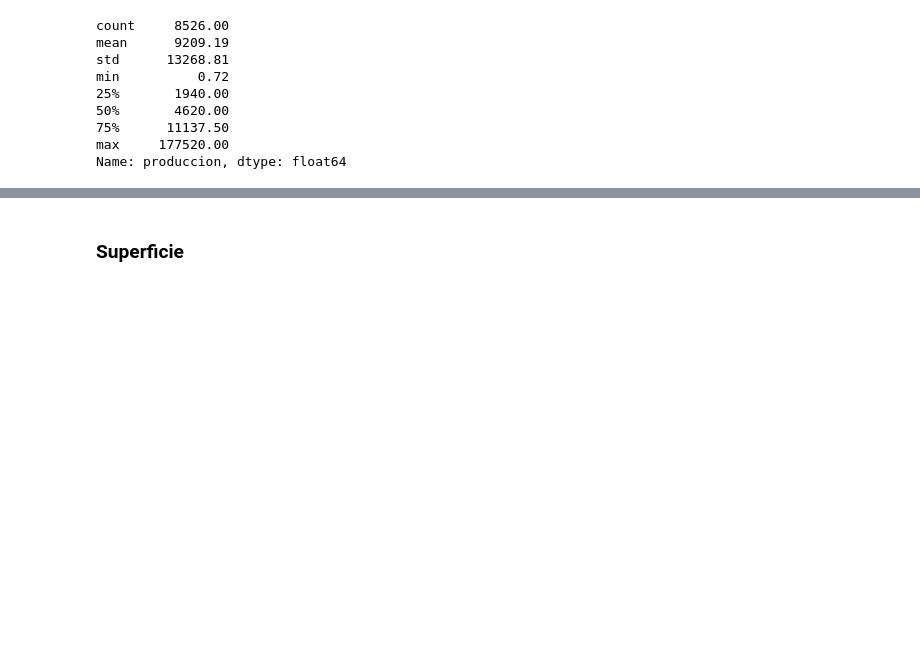
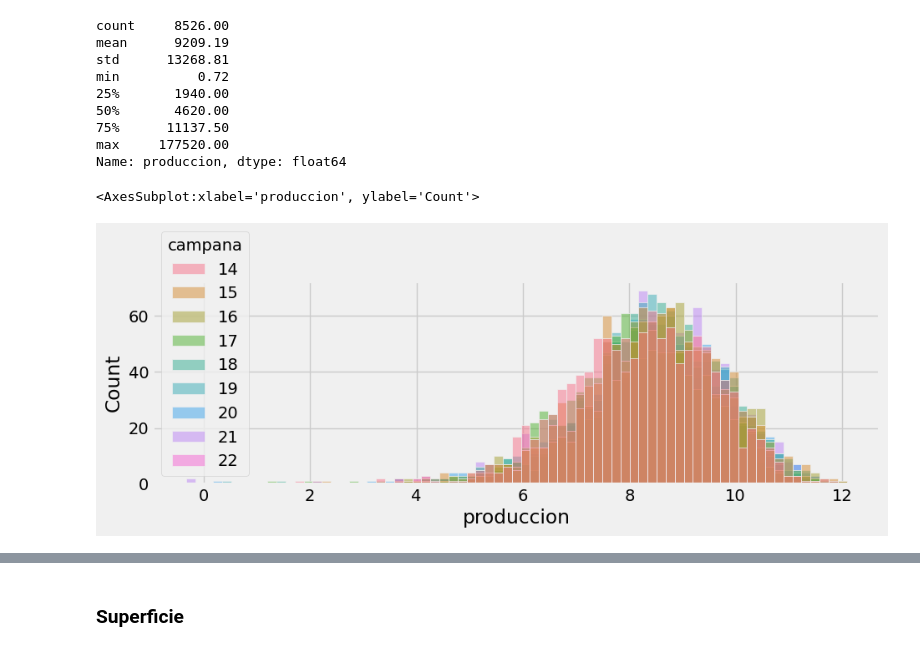
Before and after one commit to vitostamatti/datathon-cajamar-malbecs, a Jupyter notebook: notebooks/00-data-exploration/00-data-exploration-vito.ipynb, the cells around one changed output, grey strips where cells are left out. Cells and saved outputs as stored; diff of their text form; code cells hidden in the pictures; blank space fills up the shorter version.

```diff
--- a/notebooks/00-data-exploration/00-data-exploration-vito.ipynb
+++ b/notebooks/00-data-exploration/00-data-exploration-vito.ipynb
@@ -50,17 +53,22 @@ data.head()
 | 3 | 14 | 69671 | 340 | 4 | 520 | 32 | 2 | 0 | 1 | 0.00 | ... |
 | 4 | 14 | 14001 | 852 | 14 | NaN | 81 | 1 | 0 | 1 | 0.00 | ... |
 # %%
-new_cols = ['campana',
- 'id_finca',
- 'id_zona',
- 'id_estacion',
- 'altitud',
- 'variedad',
- 'modo',
- 'tipo',
- 'color',
- 'superficie',
- 'produccion']
+def norm_columns(data):
+    new_cols = ['campana',
+    'id_finca',
+    'id_zona',
+    'id_estacion',
+    'altitud',
+    'variedad',
+    'modo',
+    'tipo',
+    'color',
+    'superficie',
+    'produccion']
 
-data.columns = new_cols
+    data.columns = new_cols
+
+    return data
+
+data = norm_columns(data)
 # %%
@@ -101,3 +94,17 @@ min          0.72
 75%      11137.50
 max     177520.00
 Name: produccion, dtype: float64
+# %%
+# data['produccion']
+plt.figure(figsize=(10,3))
+sns.histplot(
+    data.assign(
+        produccion = lambda df: np.log(df['produccion']),
+        campana = lambda df: df['campana'].astype(str)
+    ),
+    x='produccion',
+    hue='campana'
+)
+# %% [output]
+<AxesSubplot:xlabel='produccion', ylabel='Count'>
+[figure, added]
```
Also changed, not shown: parts of 45 cells of this notebook.
